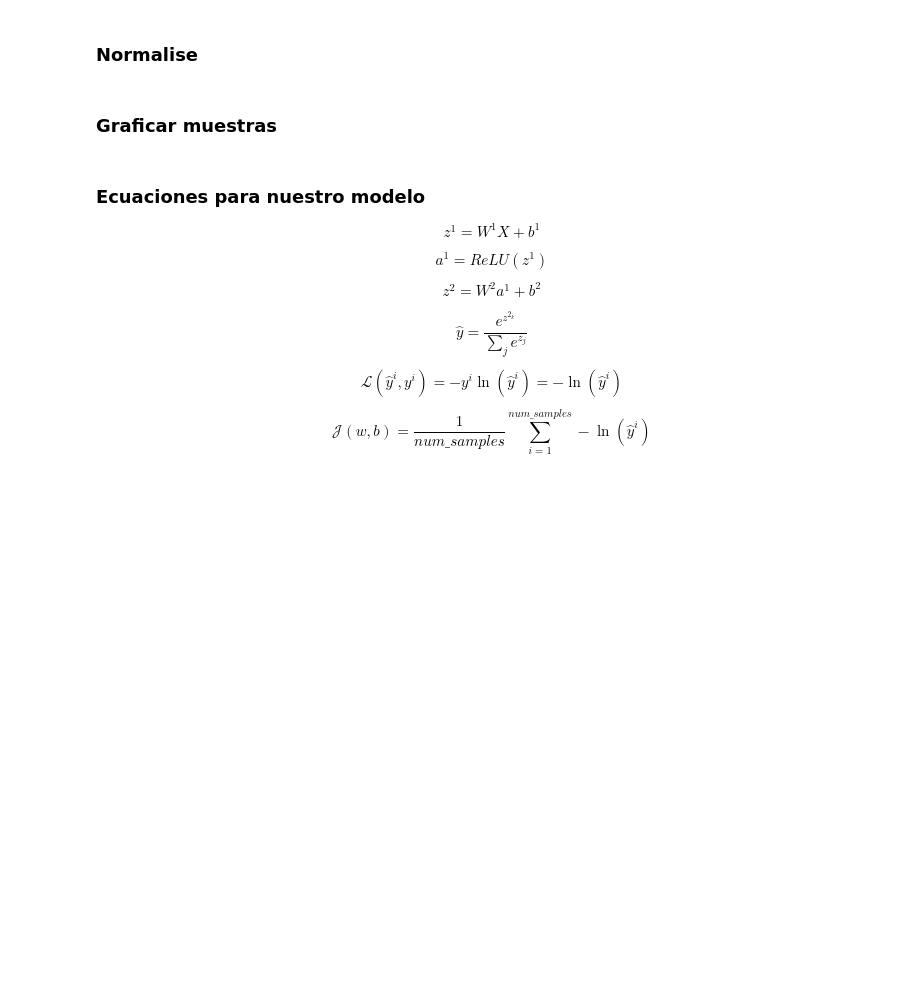
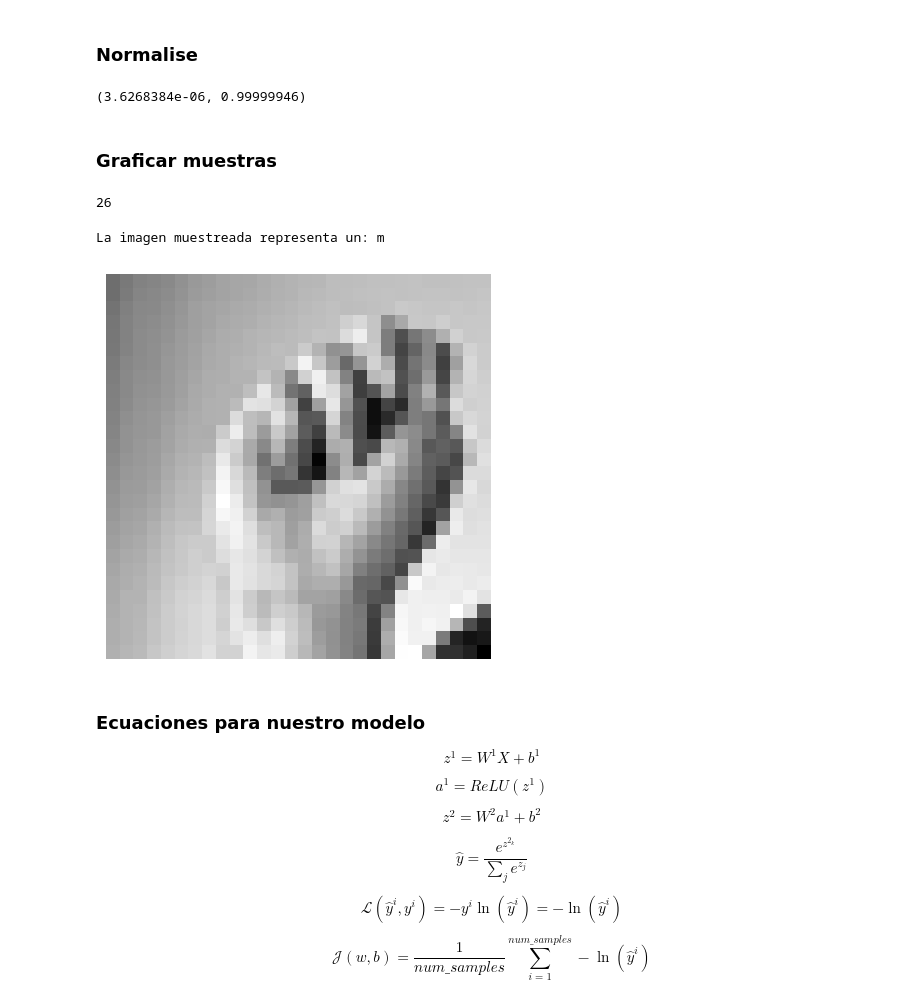
Before and after one commit to ivan-troy/A1b-TC5033, a Jupyter notebook: A1b_DL_TC5033_v1.ipynb, the cells around one changed output. Cells and saved outputs as stored; diff of their text form; code cells hidden in the pictures; blank space fills up the shorter version.

```diff
--- a/A1b_DL_TC5033_v1.ipynb
+++ b/A1b_DL_TC5033_v1.ipynb
@@ -69,10 +76,3 @@ del train_df['label']
 del valid_df['label']
 x_train = train_df.values.astype(np.float32)
 x_val = valid_df.values.astype(np.float32)
-# %%
-def split_val_test(x, y, pct=0.5, shuffle=True):
-    '''
-    Create a function that will allow you to split the previously loaded validation set
-    into valition and test.
-    '''
-    pass
@@ -88,7 +130,40 @@ print(len(alphabet))
 # %% [markdown]
 ### Normalise
+# %%
+def normalise(x_mean, x_std, x_data):
+    return (x_data - x_mean) / x_std
+# %%
+x_mean = x_train.mean()
+x_std = x_train.std()
+
+x_train = normalise(x_mean, x_std, x_train)
+x_val = normalise(x_mean, x_std, x_val)
+x_test = normalise(x_mean, x_std, x_test)
+# %%
+x_train.mean(), x_train.std()
+# %% [output]
+(3.6268384e-06, 0.99999946)
 # %% [markdown]
 ### Graficar muestras
+# %%
+def plot_number(image):
+    plt.figure(figsize=(5,5))
+    plt.imshow(image.squeeze(), cmap=plt.get_cmap('gray'))
+    plt.axis('off')
+    plt.show()
+# %%
+alphabet=list(string.ascii_lowercase)
+print(len(alphabet))
+# %% [output]
+26
+# %%
+rnd_idx = np.random.randint(len(y_test))
+print(f'La imagen muestreada representa un: {alphabet[int(y_test[rnd_idx, 0])]}')
+image = x_test[rnd_idx].reshape(28, 28)
+plot_number(image)
+# %% [output]
+La imagen muestreada representa un: m
+[figure, added]
 # %% [markdown]
 ### Ecuaciones para nuestro modelo
 
```
Also changed, not shown: parts of 21 cells of this notebook.
